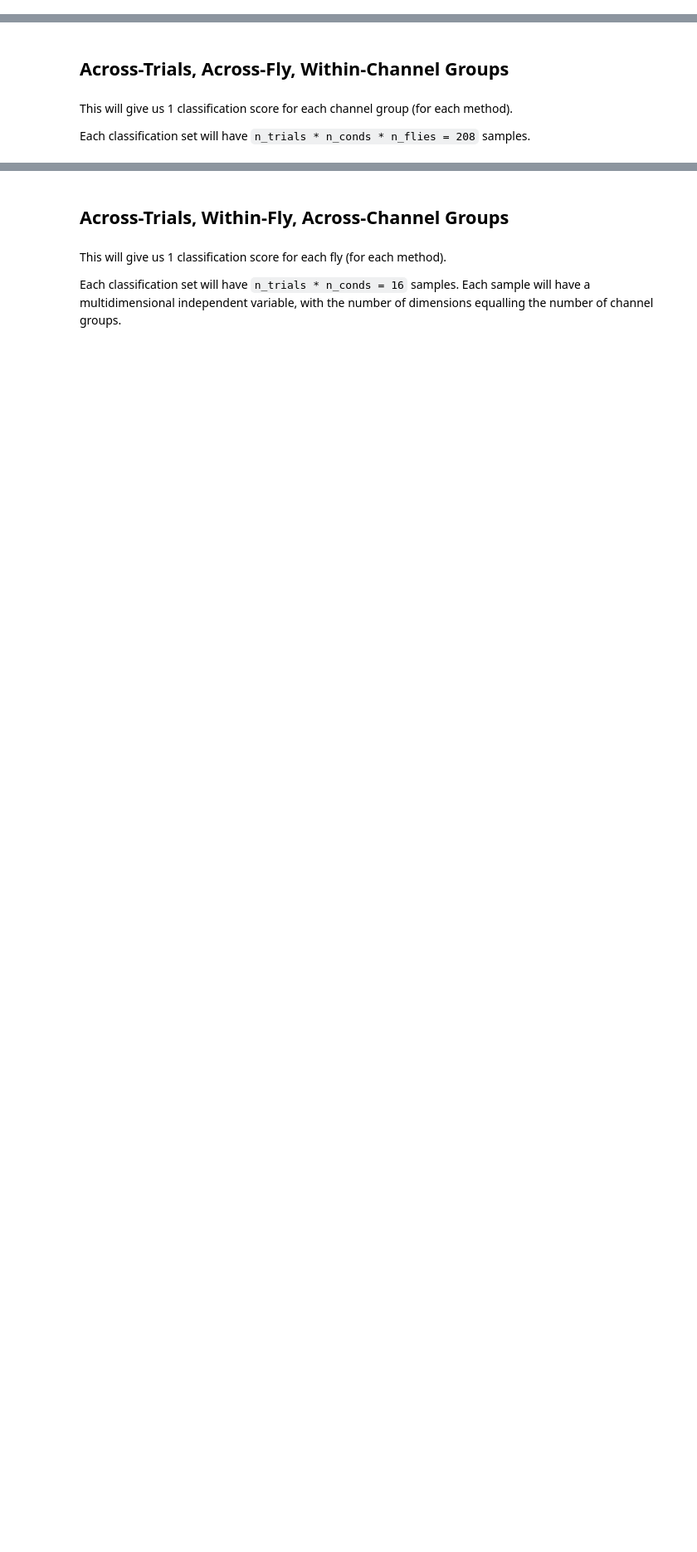
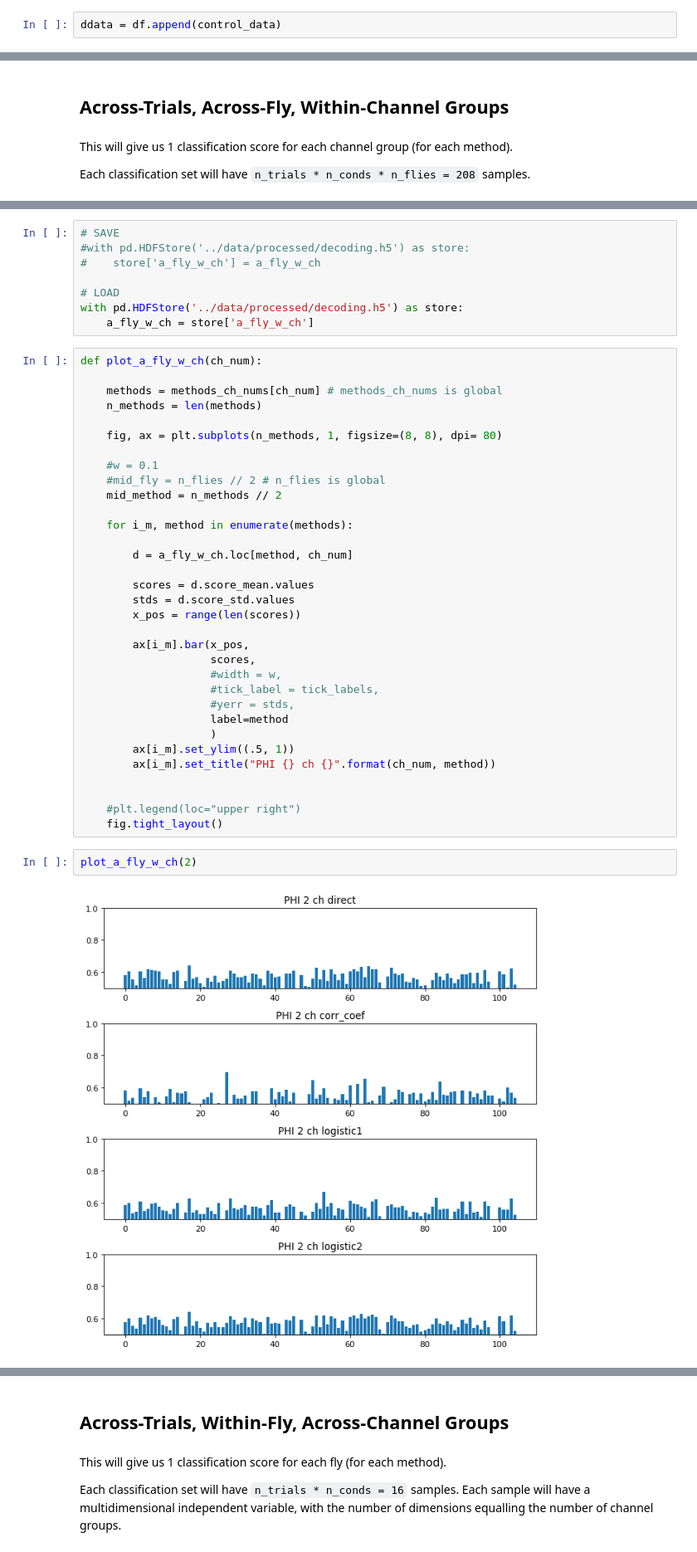
Before and after one commit to wjmn/logistic_phi, a Jupyter notebook: notebooks/decoding.ipynb, the cells around one changed output, grey strips where cells are left out. Shown at 83% size. Saved outputs shown, nothing was run; the diff lists cells and outputs as text; blank space fills up the shorter version.

Commit message:
Preliminary decoding vis done.
INCOMPLETE data for 3-ch and 4-ch Phi, however.

Will need to be rerun to regenerate ddata and decoding H5 files.

```diff
--- a/notebooks/decoding.ipynb
+++ b/notebooks/decoding.ipynb
@@ -112,0 +161,2 @@ n_samples, n_channels, n_trials, n_flies, n_conds = data_binarised.shape
+# %%
+ddata = df.append(control_data)
@@ -403,0 +337,45 @@ for i in range(2, 4):
+# %%
+# SAVE
+#with pd.HDFStore('../data/processed/decoding.h5') as store:
+#    store['a_fly_w_ch'] = a_fly_w_ch
+
+# LOAD
+with pd.HDFStore('../data/processed/decoding.h5') as store:
+    a_fly_w_ch = store['a_fly_w_ch']
+# %%
+def plot_a_fly_w_ch(ch_num):
+
+    methods = methods_ch_nums[ch_num] # methods_ch_nums is global
+    n_methods = len(methods)
+
+    fig, ax = plt.subplots(n_methods, 1, figsize=(8, 8), dpi= 80)
+
+    #w = 0.1
+    #mid_fly = n_flies // 2 # n_flies is global
+    mid_method = n_methods // 2
+
+    for i_m, method in enumerate(methods):
+
+        d = a_fly_w_ch.loc[method, ch_num]
+
+        scores = d.score_mean.values
+        stds = d.score_std.values
+        x_pos = range(len(scores))
+
+        ax[i_m].bar(x_pos,
+                    scores,
+                    #width = w,
+                    #tick_label = tick_labels,
+                    #yerr = stds,
+                    label=method
+                    )
+        ax[i_m].set_ylim((.5, 1))
+        ax[i_m].set_title("PHI {} ch {}".format(ch_num, method))
+
+
+    #plt.legend(loc="upper right")
+    fig.tight_layout()
+# %%
+plot_a_fly_w_ch(2)
+# %% [output]
+[figure, added]
```
Also changed, not shown: parts of 55 cells of this notebook, 2 other files.
